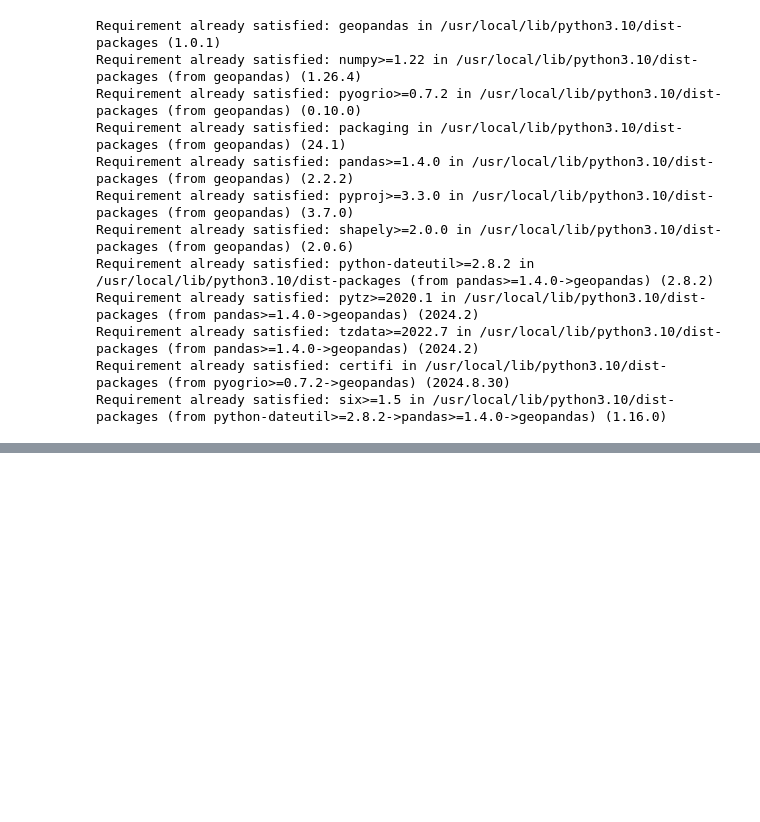
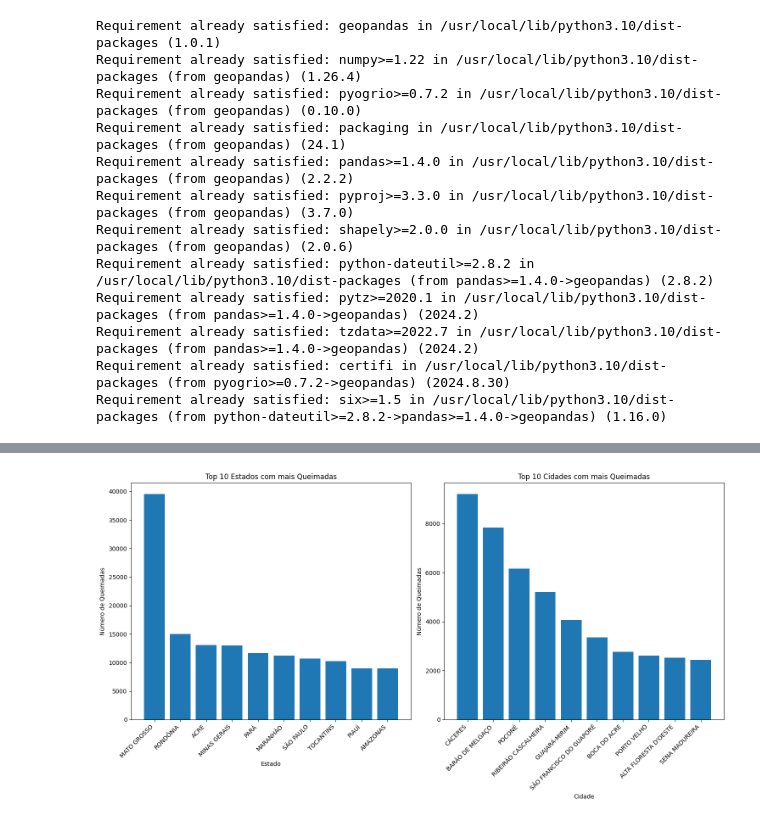
Before and after one commit to LeoSousaJesus/dados_queimadas2024, a Jupyter notebook: queimadas.ipynb, the cells around one changed output, grey strips where cells are left out. Drawn from its saved outputs; the diff is of its cells as text; code cells hidden in the pictures; blank space fills up the shorter version.

Commit message:
Dados das queimadas no Brasil outubro de 2024

```diff
--- a/queimadas.ipynb
+++ b/queimadas.ipynb
@@ -229,0 +227,32 @@ Passing `palette` without assigning `hue` is deprecated and will be removed in v
+# %%
+# prompt: Gere no mesmo gráfico a região mais afetada apresentando as cidades/estado que mais registraram queimadas nesse dataset, pode mostrar o top 10 em cada quesito
+
+# Top 10 estados com mais queimadas
+top_10_estados = queimadas_brasil_2024.groupby('estado')['estado'].count().sort_values(ascending=False).head(10)
+
+# Top 10 cidades com mais queimadas
+top_10_cidades = queimadas_brasil_2024.groupby('municipio')['municipio'].count().sort_values(ascending=False).head(10)
+
+# Criar o gráfico
+plt.figure(figsize=(15, 8))
+
+# Gráfico de barras para os estados
+plt.subplot(1, 2, 1)
+plt.bar(top_10_estados.index, top_10_estados.values)
+plt.title('Top 10 Estados com mais Queimadas')
+plt.xlabel('Estado')
+plt.ylabel('Número de Queimadas')
+plt.xticks(rotation=45, ha='right')
+
+# Gráfico de barras para as cidades
+plt.subplot(1, 2, 2)
+plt.bar(top_10_cidades.index, top_10_cidades.values)
+plt.title('Top 10 Cidades com mais Queimadas')
+plt.xlabel('Cidade')
+plt.ylabel('Número de Queimadas')
+plt.xticks(rotation=45, ha='right')
+
+plt.tight_layout()
+plt.show()
+# %% [output]
+[figure, added]
```
Also changed, not shown: parts of 14 cells of this notebook.
